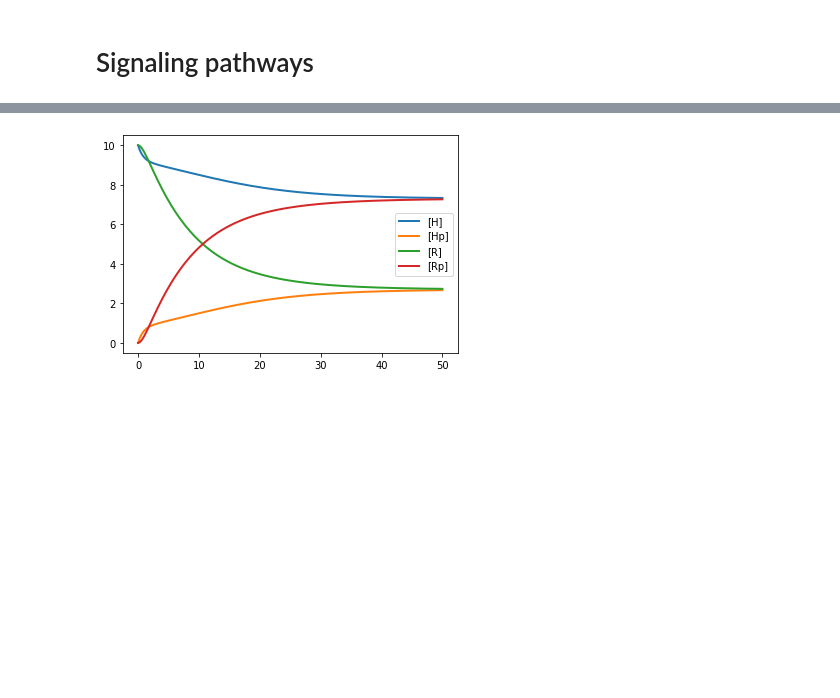
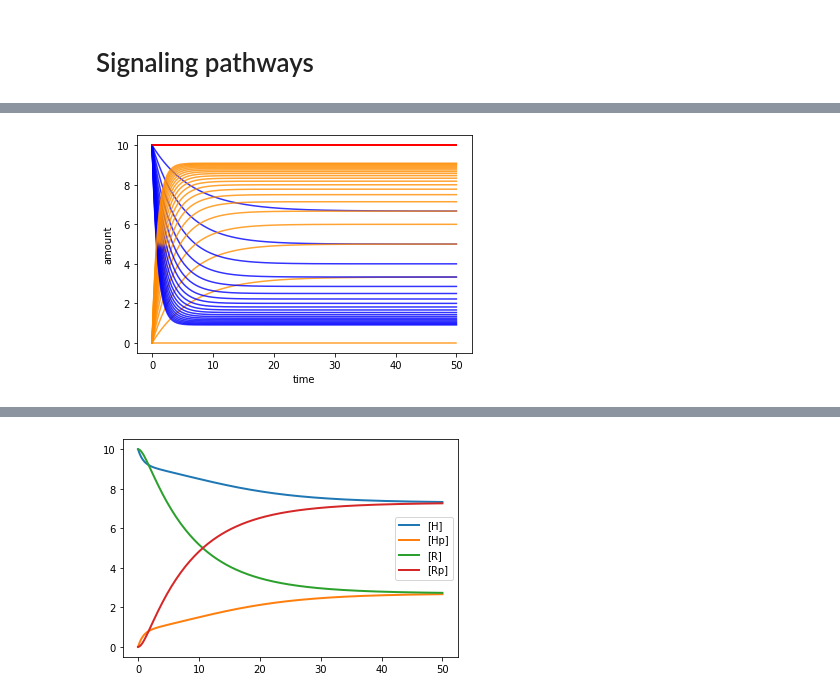
Before and after one commit to matthiaskoenig/mcp, a Jupyter notebook: docs/notebooks/07_signaling.ipynb, the cells around one changed output, grey strips where cells are left out. Saved outputs shown, nothing was run; the diff lists cells and outputs as text; code cells hidden in the pictures; blank space fills up the shorter version.

```diff
--- a/docs/notebooks/07_signaling.ipynb
+++ b/docs/notebooks/07_signaling.ipynb
@@ -75,8 +138,4 @@ import pandas as pd
 # %%
-k1 = 0.1; k2 = 0.1;
-R = 10.0; Rp = 0.0;
-S = 1.0;
-
 model_pcycle = te.loada(f"""
 model pcycle()
   // compartments and species
@@ -86,14 +145,16 @@ model pcycle()
   v1: R -> Rp; k1*S*R;
   v2: Rp -> R; k2*Rp;
 
-  k1 = {k1}; k2 = {k2};
-  R = {R}; Rp = {Rp};
-  S = {S};
+  // initial conditions
+  R = 10.0; Rp = 0.0;
+
+  // parameters
+  k1 = 0.1; k2 = 0.1;
+  S = 1.0;
 end
 """)
 
-print(te.sbmlToAntimony(model_pcycle.getSBML()))
-
-model_pcycle.simulate(start=0, end=50, steps=200)
-model_pcycle.plot()
+# print(te.sbmlToAntimony(model_pcycle.getSBML()))
+s = model_pcycle.simulate(start=0, end=50, steps=200)
+model_pcycle.plot(s)
 # %% [output]
@@ -195,0 +232,29 @@ TODO:
+# %%
+model.resetToOrigin()
+k1_vec = np.linspace(0, 1, num=21)
+# k1_vec = np.logspace(-10, 1, num=21)
+
+# run parameter scan
+results = []
+for k1 in k1_vec:
+    # print(k1)
+    model_pcycle.reset()
+    model_pcycle["k1"] = k1
+    s = model_pcycle.simulate(start=0, end=50, steps=200)
+    s = pd.DataFrame(s, columns=s.colnames)
+    results.append(s)
+
+# create plot
+f, ax = plt.subplots()
+kwargs = {"alpha": 0.8}
+for k, s in enumerate(results):
+    ax.plot(s.time, s.R, color="blue", **kwargs)
+    ax.plot(s.time, s.Rp, color="darkorange", **kwargs)
+    ax.plot(s.time, s.Rt, color="red", **kwargs)
+
+ax.set_xlabel("time")
+ax.set_ylabel("amount")
+
+plt.show()
+# %% [output]
+[figure, added]
```
Also changed, not shown: parts of 32 cells of this notebook.
